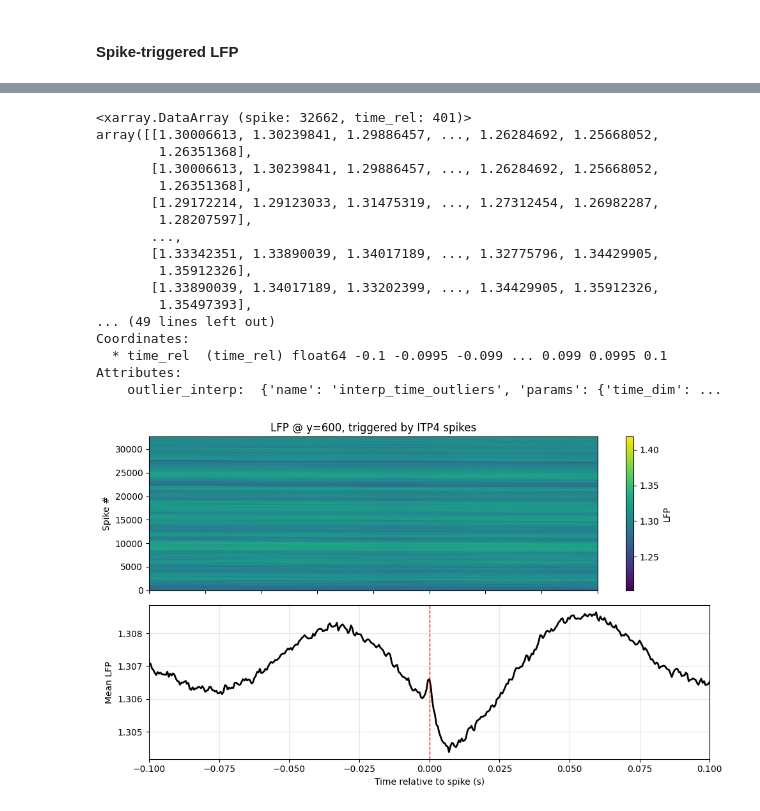
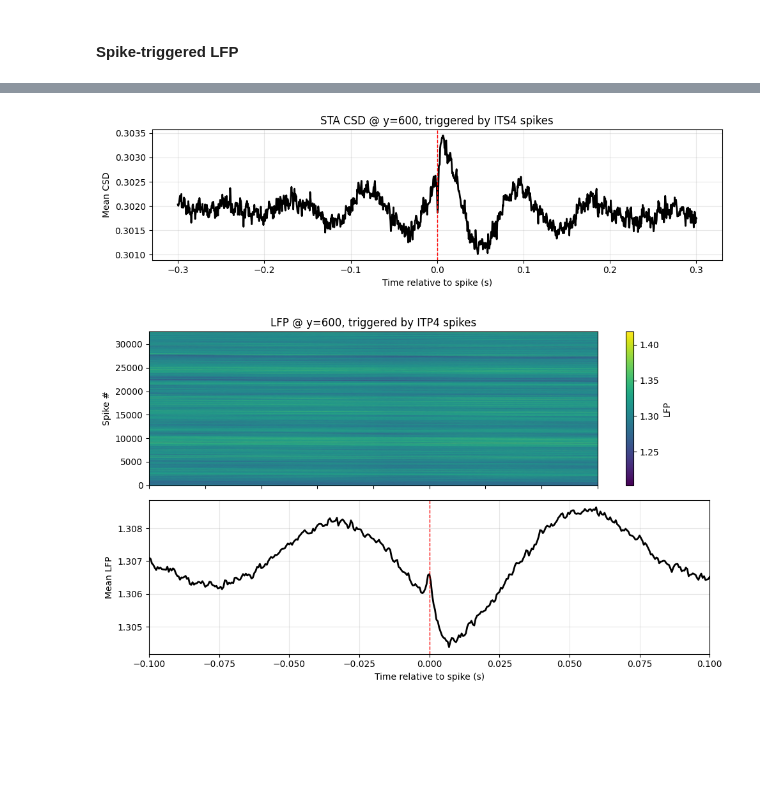
Before and after one commit to niknovikov19/sim-data-analyzer, a Jupyter notebook: dev_scratch/spike_triggered_demo.ipynb, the cells around one changed output, grey strips where cells are left out. Saved outputs shown, nothing was run; the diff lists cells and outputs as text; code cells hidden in the pictures; blank space fills up the shorter version.

Commit message:
Implement multi-depth spike-triggered average LFP/CSD

```diff
--- a/dev_scratch/spike_triggered_demo.ipynb
+++ b/dev_scratch/spike_triggered_demo.ipynb
@@ -47,6 +48,7 @@ WindowsPath('d:/WORK/Salvador/repo/sim_data_analyzer/dev_scratch/data_proc/a1_lf
 if FPATH_SPIKES.exists():
     trigger_spikes = SpikeData.load(FPATH_SPIKES)
 else:
+    raise RuntimeError(f'Spike data file not found: {FPATH_SPIKES}')
     with FPATH_SIM_RESULT.open('rb') as fobj:
         sim_result = pickle.load(fobj)
     trigger_spikes = SpikeData.from_sim_result(
@@ -97,37 +99,45 @@ Coordinates:
 Attributes:
     outlier_interp:  {'name': 'interp_time_outliers', 'params': {'time_dim': ...
-# %%
-# Spike-triggered LFP for one depth channel
-lfp_signal = lfp.sel(y=LFP_Y)
-lfp_sta = calc_xr_sta(
-    lfp_signal,
-    trigger_spikes,
-    TIME_WIN,
-    pop_name=TRIGGER_POP,
-    time_units='s',
-    return_mode='both',
-)
-
-print(lfp_sta['epochs'])
-print(lfp_sta['avg'])
-# %% [output]
-<xarray.DataArray (spike: 32662, time_rel: 401)>
-array([[1.30006613, 1.30239841, 1.29886457, ..., 1.26284692, 1.25668052,
-        1.26351368],
-       [1.30006613, 1.30239841, 1.29886457, ..., 1.26284692, 1.25668052,
-        1.26351368],
-       [1.29172214, 1.29123033, 1.31475319, ..., 1.27312454, 1.26982287,
-        1.28207597],
-       ...,
-       [1.33342351, 1.33890039, 1.34017189, ..., 1.32775796, 1.34429905,
-        1.35912326],
-       [1.33890039, 1.34017189, 1.33202399, ..., 1.34429905, 1.35912326,
-        1.35497393],
-... (49 lines left out)
-Coordinates:
-  * time_rel  (time_rel) float64 -0.1 -0.0995 -0.099 ... 0.099 0.0995 0.1
-Attributes:
-    outlier_interp:  {'name': 'interp_time_outliers', 'params': {'time_dim': ...
+# %%
+USE_CSD = 1
+
+if USE_CSD:
+    sig = calc_xr_csd(lfp)
+    sig_name = 'CSD'
+else:
+    sig = lfp
+    sig_name = 'LFP'
+# %%
+TIME_WIN = (-0.3, 0.3)
+
+SIG_Y = 600
+TRIGGER_POP = 'ITS4'
+
+# Spike-triggered LFP for one depth channel
+sig_ = sig.sel(y=SIG_Y)
+lfp_sta = calc_xr_sta(
+    sig_,
+    trigger_spikes,
+    TIME_WIN,
+    pop_name=TRIGGER_POP,
+    time_units='s',
+    return_mode='both',
+)
+
+X_epochs = lfp_sta['epochs']
+X_avg = lfp_sta['avg']
+
+fig, ax = plt.subplots(figsize=(10, 3))
+ax.plot(X_avg.time_rel, X_avg.values, color='k', linewidth=2)
+ax.axvline(0, color='r', linestyle='--', linewidth=1)
+ax.set_xlabel('Time relative to spike (s)')
+ax.set_ylabel(f'Mean {sig_name}')
+ax.set_title(f'STA {sig_name} @ y={SIG_Y:g}, triggered by {TRIGGER_POP} spikes')
+ax.grid(True, alpha=0.3)
+plt.tight_layout()
+plt.show()
+# %% [output]
+[figure, added]
 # %%
 # Plot spike-triggered LFP epochs and average
 X_epochs = lfp_sta['epochs']
```
Also changed, not shown: parts of 4 cells of this notebook, 15 other files.
